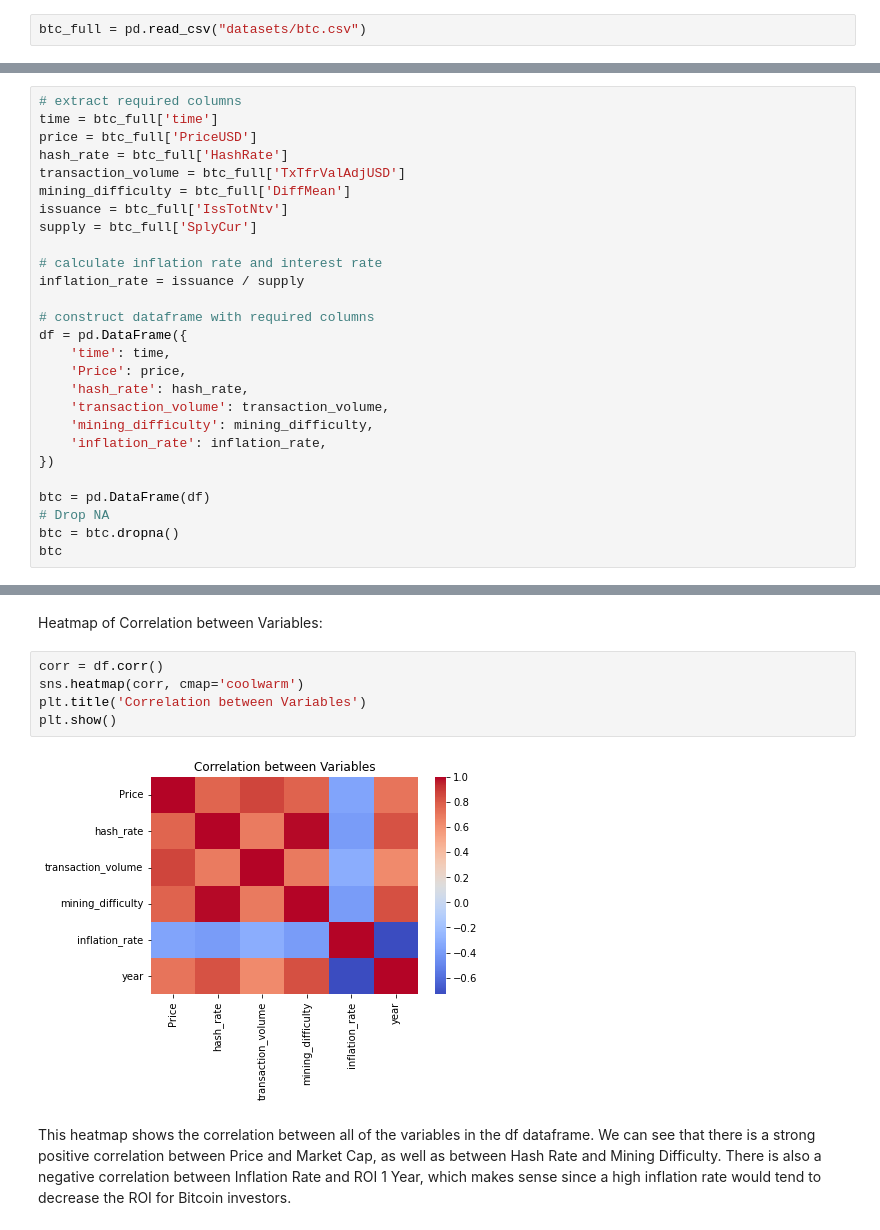
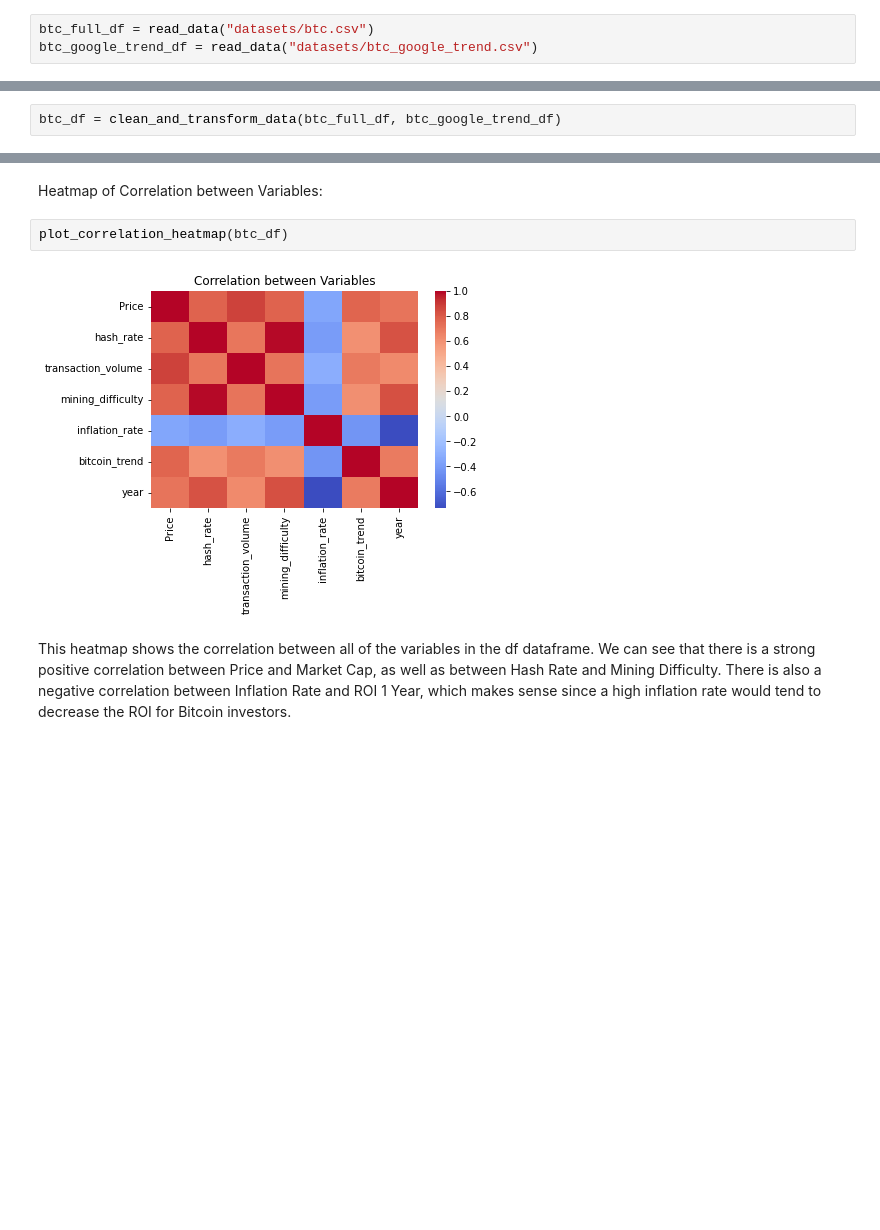
Before and after one commit to aminblm/bitcoin-markets, a Jupyter notebook: Model 1 - Heterogeneous agent model developed by Brock and Hommes (1998).ipynb, the cells around one changed output, grey strips where cells are left out. Saved outputs shown, nothing was run; the diff lists cells and outputs as text; blank space fills up the shorter version.

```diff
--- a/Model 1 - Heterogeneous agent model developed by Brock and Hommes (1998).ipynb
+++ b/Model 1 - Heterogeneous agent model developed by Brock and Hommes (1998).ipynb
@@ -110,2 +173,3 @@ from nltk.sentiment import SentimentIntensityAnalyzer
 # %%
-btc_full = pd.read_csv("datasets/btc.csv")
+btc_full_df = read_data("datasets/btc.csv")
+btc_google_trend_df = read_data("datasets/btc_google_trend.csv")
@@ -166,29 +187,4 @@ To calculate the inflation rate, we can use the following formula:
 
 This formula calculates the percentage increase in the total supply of Bitcoin since its creation, and subtracts 1 to convert it to a percentage increase per year. As of February 23, 2023, the inflation rate of Bitcoin is approximately 1.58%.
 # %%
-# extract required columns
-time = btc_full['time']
-price = btc_full['PriceUSD']
-hash_rate = btc_full['HashRate']
-transaction_volume = btc_full['TxTfrValAdjUSD']
-mining_difficulty = btc_full['DiffMean']
-issuance = btc_full['IssTotNtv']
-supply = btc_full['SplyCur']
-
-# calculate inflation rate and interest rate
-inflation_rate = issuance / supply
-
-# construct dataframe with required columns
-df = pd.DataFrame({
-    'time': time,
-    'Price': price,
-    'hash_rate': hash_rate,
-    'transaction_volume': transaction_volume,
-    'mining_difficulty': mining_difficulty,
-    'inflation_rate': inflation_rate,
-})
-
-btc = pd.DataFrame(df)
-# Drop NA
-btc = btc.dropna()
-btc
+btc_df = clean_and_transform_data(btc_full_df, btc_google_trend_df)
@@ -311,12 +241,9 @@ This stacked bar chart shows the total mining difficulty of Bitcoin for each yea
 # %% [markdown]
 Heatmap of Correlation between Variables:
 # %%
-corr = df.corr()
-sns.heatmap(corr, cmap='coolwarm')
-plt.title('Correlation between Variables')
-plt.show()
+plot_correlation_heatmap(btc_df)
 # %% [output]
-[figure, old version]
+[figure, new version]
 # %% [markdown]
 This heatmap shows the correlation between all of the variables in the df dataframe. We can see that there is a strong positive correlation between Price and Market Cap, as well as between Hash Rate and Mining Difficulty. There is also a negative correlation between Inflation Rate and ROI 1 Year, which makes sense since a high inflation rate would tend to decrease the ROI for Bitcoin investors.
 # %% [markdown]
```
Also changed, not shown: parts of 84 cells of this notebook, 3 other files.
